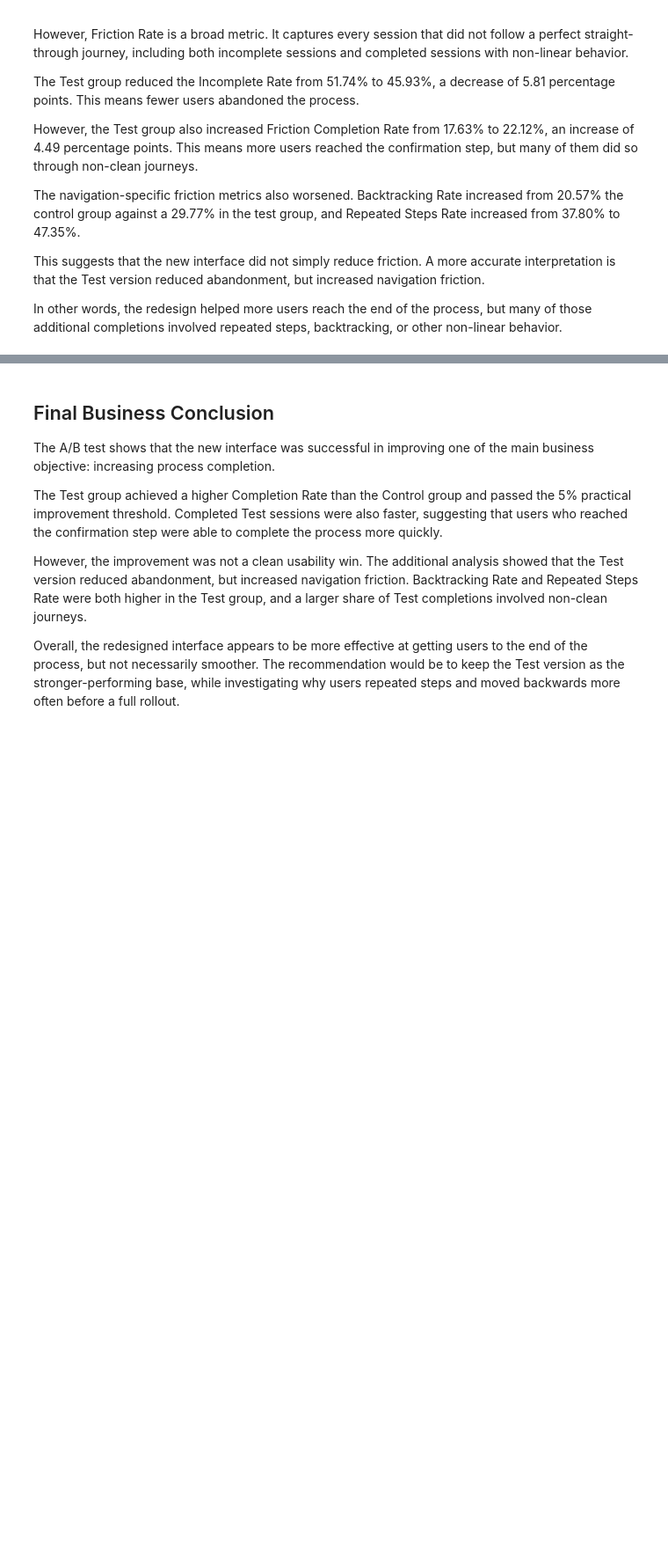
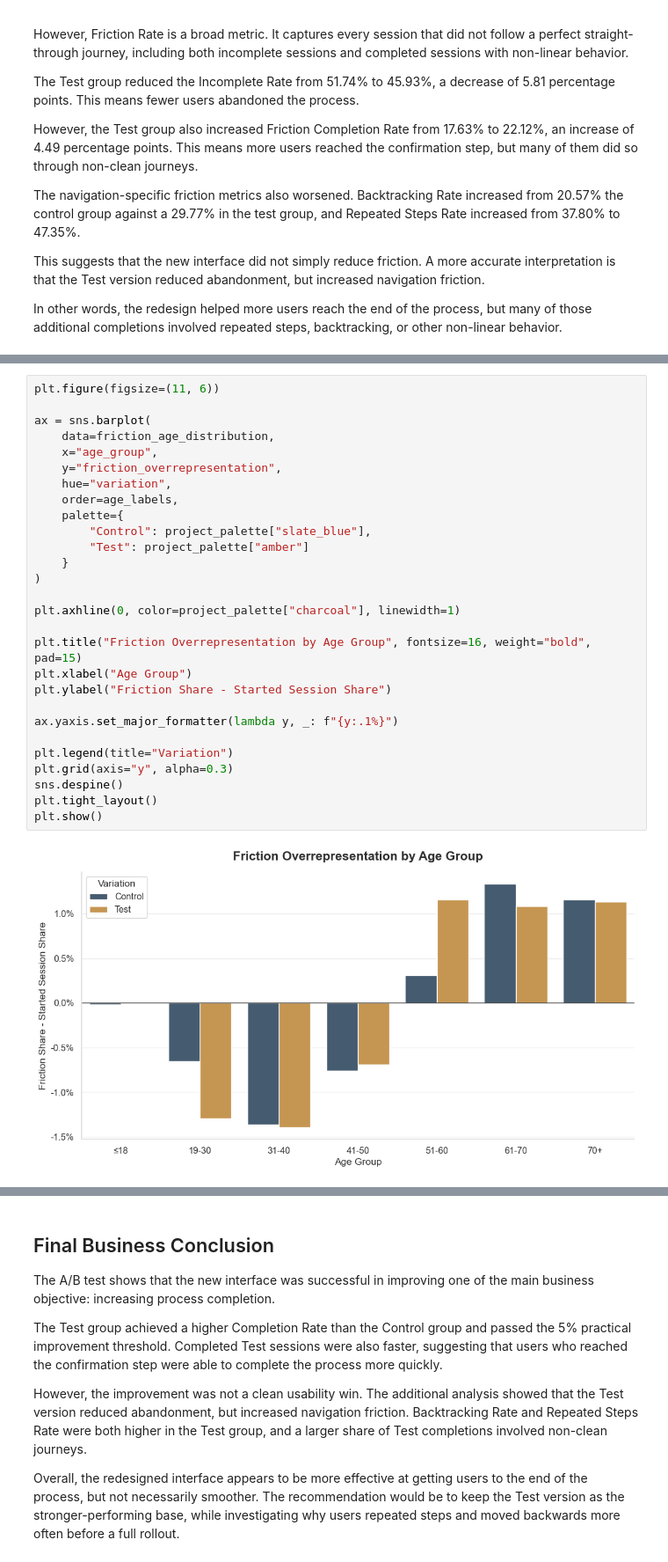
Before and after one commit to bloodnickel/Project_Vanguard_AB_Test_Analysis, a Jupyter notebook: 2_Python_Notebook/KPI_AB_Testing_Analysis.ipynb, the cells around one changed output, grey strips where cells are left out. Shown at 88% size. Saved outputs shown, nothing was run; the diff lists cells and outputs as text; blank space fills up the shorter version.

```diff
--- a/2_Python_Notebook/KPI_AB_Testing_Analysis.ipynb
+++ b/2_Python_Notebook/KPI_AB_Testing_Analysis.ipynb
@@ -1811,0 +2289,30 @@ In other words, the redesign helped more users reach the end of the process, but
+# %%
+plt.figure(figsize=(11, 6))
+
+ax = sns.barplot(
+    data=friction_age_distribution,
+    x="age_group",
+    y="friction_overrepresentation",
+    hue="variation",
+    order=age_labels,
+    palette={
+        "Control": project_palette["slate_blue"],
+        "Test": project_palette["amber"]
+    }
+)
+
+plt.axhline(0, color=project_palette["charcoal"], linewidth=1)
+
+plt.title("Friction Overrepresentation by Age Group", fontsize=16, weight="bold", pad=15)
+plt.xlabel("Age Group")
+plt.ylabel("Friction Share - Started Session Share")
+
+ax.yaxis.set_major_formatter(lambda y, _: f"{y:.1%}")
+
+plt.legend(title="Variation")
+plt.grid(axis="y", alpha=0.3)
+sns.despine()
+plt.tight_layout()
+plt.show()
+# %% [output]
+[figure, added]
```
Also changed, not shown: parts of 17 cells of this notebook, 2 other files.
